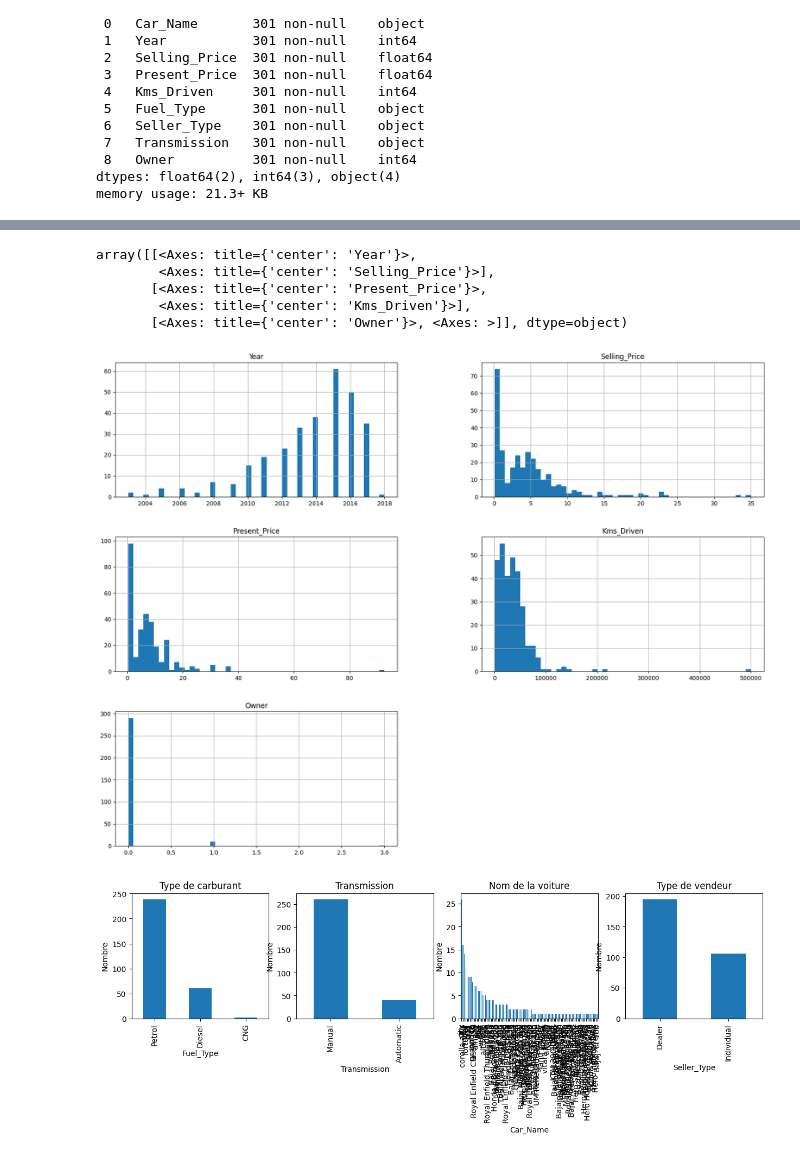
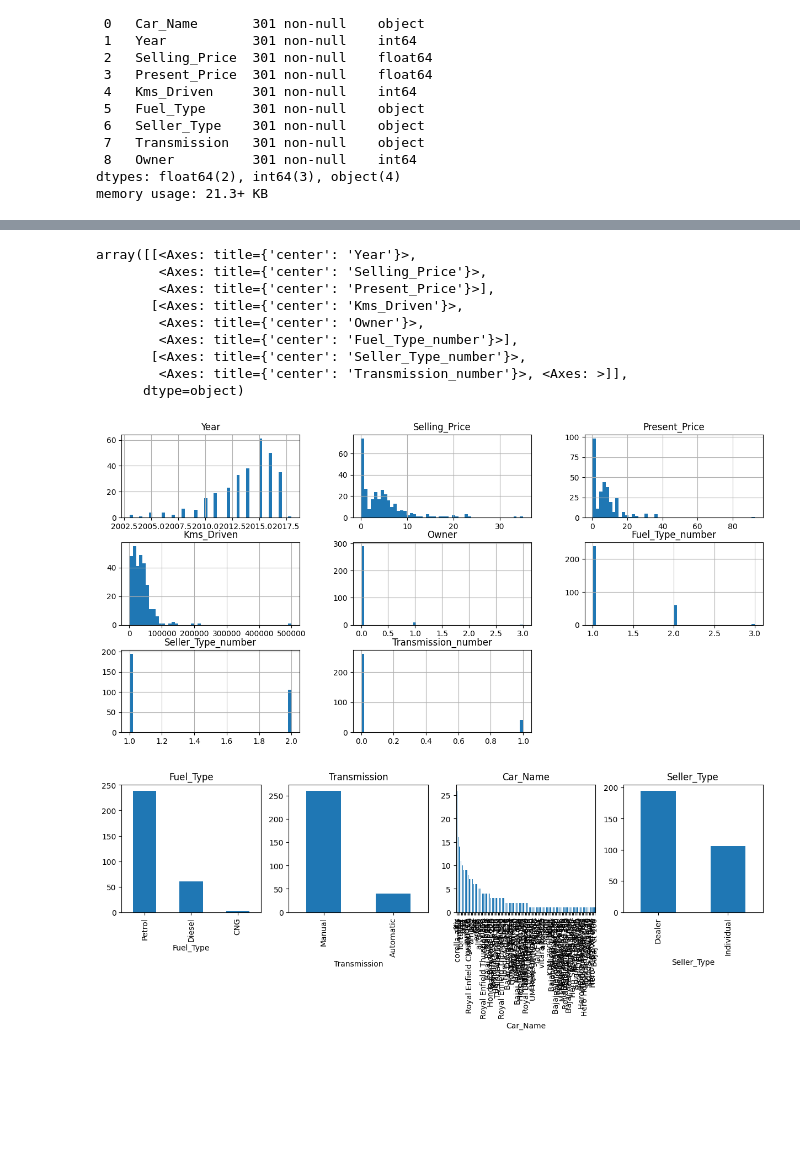
Before and after one commit to bruno-coulet/new-car, a Jupyter notebook: new-car.ipynb, the cells around one changed output, grey strips where cells are left out. Cells and saved outputs as stored; diff of their text form; code cells hidden in the pictures; blank space fills up the shorter version.

```diff
--- a/new-car.ipynb
+++ b/new-car.ipynb
@@ -48,27 +59,25 @@ df.describe(include='all')
 | 75% | NaN | 2016.000000 | 6.000000 | 9.900000 | 48767.000000 | NaN | NaN | NaN | ... |
 | max | NaN | 2018.000000 | 35.000000 | 92.600000 | 500000.000000 | NaN | NaN | NaN | ... |
 # %%
-df.hist(bins=50, figsize=(20,15))
+df.hist(bins=50, figsize=(15,7))
 # %% [output]
 array([[<Axes: title={'center': 'Year'}>,
-        <Axes: title={'center': 'Selling_Price'}>],
-       [<Axes: title={'center': 'Present_Price'}>,
-        <Axes: title={'center': 'Kms_Driven'}>],
-       [<Axes: title={'center': 'Owner'}>, <Axes: >]], dtype=object)
+        <Axes: title={'center': 'Selling_Price'}>,
+        <Axes: title={'center': 'Present_Price'}>],
+       [<Axes: title={'center': 'Kms_Driven'}>,
+        <Axes: title={'center': 'Owner'}>,
+        <Axes: title={'center': 'Fuel_Type_number'}>],
+       [<Axes: title={'center': 'Seller_Type_number'}>,
+        <Axes: title={'center': 'Transmission_number'}>, <Axes: >]],
+      dtype=object)
-[figure, old version]
+[figure, new version]
 # %%
-# Création d'une figure avec 2 lignes et 2 colonnes de sous-graphiques
 fig, axes = plt.subplots(1, 4, figsize=(15, 3))
 
-# Liste des colonnes à représenter et des titres correspondants
 colonnes = ['Fuel_Type', 'Transmission', 'Car_Name', 'Seller_Type']
-titres = ['Type de carburant', 'Transmission', 'Nom de la voiture', 'Type de vendeur']
 
-# Parcours des colonnes et des axes pour tracer les graphiques
-for ax, col, titre in zip(axes.flatten(), colonnes, titres):
+for ax, col in zip(axes.flatten(), colonnes):
     df[col].value_counts().plot(kind='bar', ax=ax)
-    ax.set_title(titre)
-    ax.set_xlabel(col)
-    ax.set_ylabel('Nombre')
+    ax.set_title(col)
 # %% [output]
-[figure, old version]
+[figure, new version]
```
Also changed, not shown: parts of 10 cells of this notebook, 1 other file.
